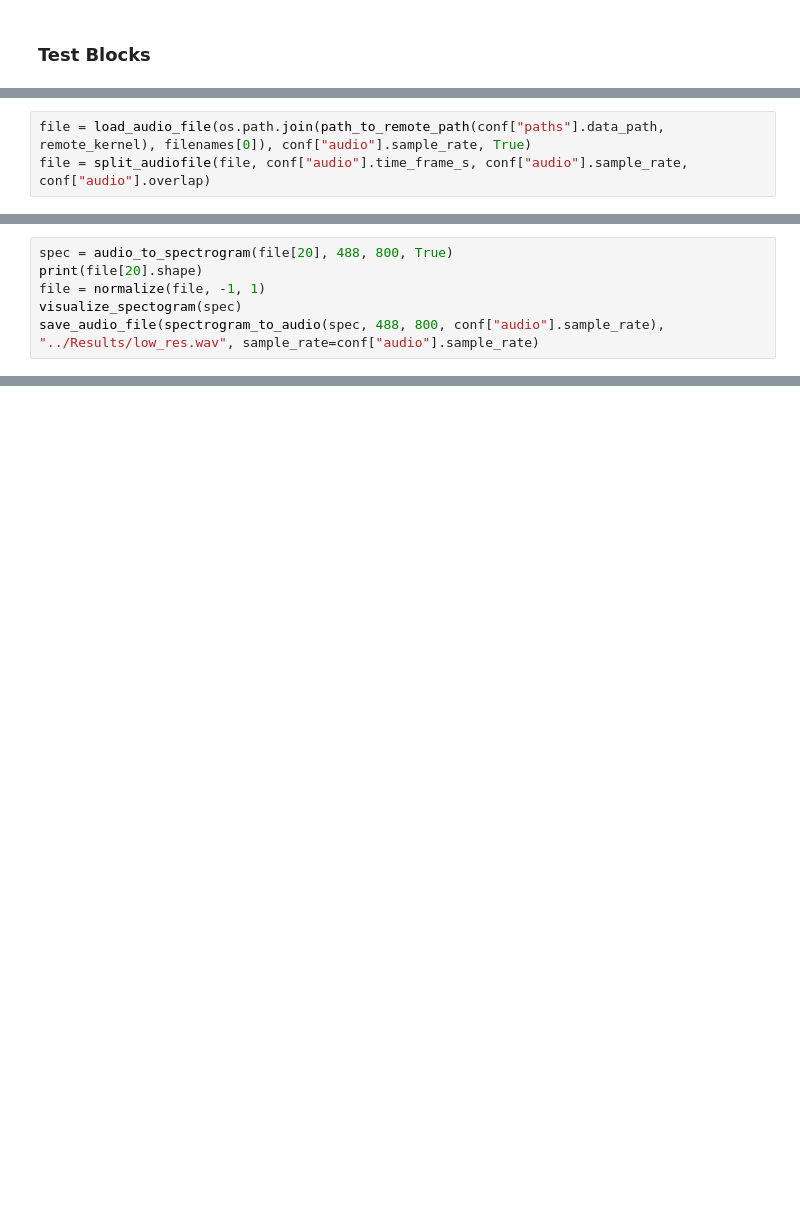
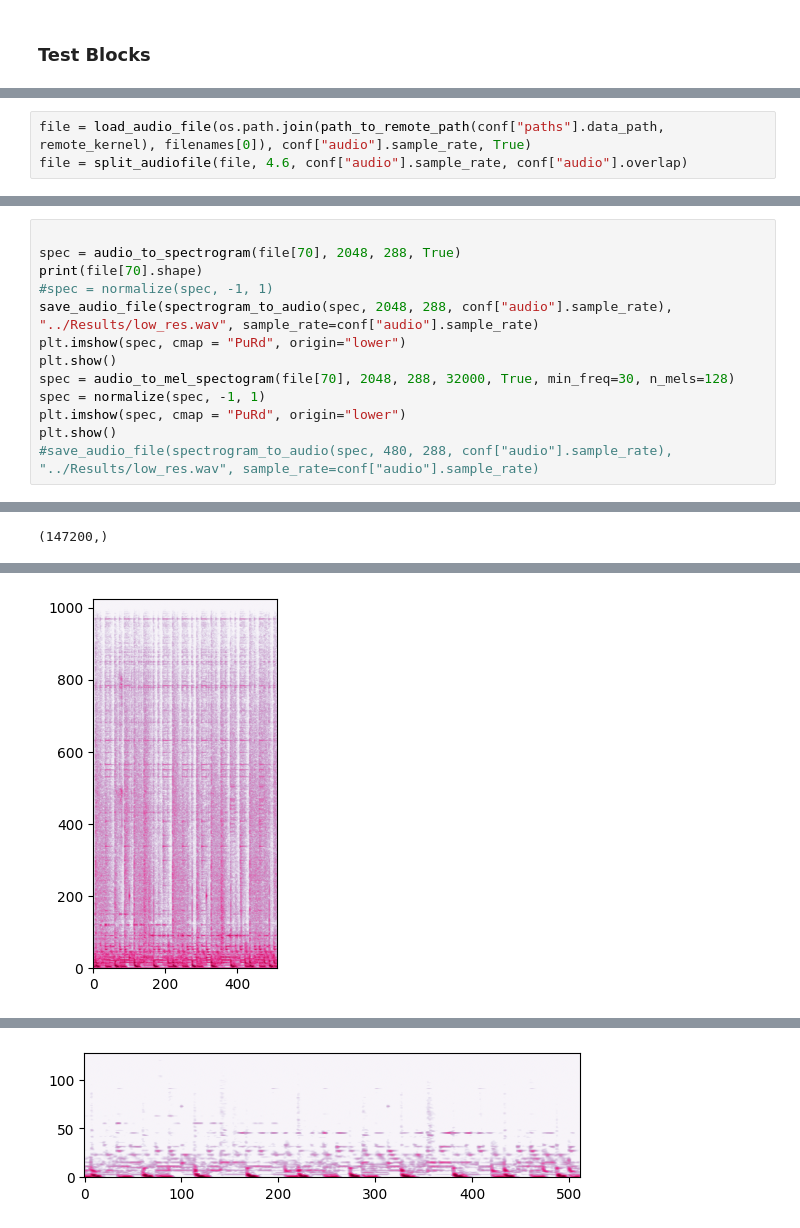
Before and after one commit to FinianLandes/MA_Diffusion, a Jupyter notebook: MainScripts/Preprocessing.ipynb, the cells around one changed output, grey strips where cells are left out. Cells and saved outputs as stored; diff of their text form; blank space fills up the shorter version.

Commit message:
Working network, before Mel spect

```diff
--- a/MainScripts/Preprocessing.ipynb
+++ b/MainScripts/Preprocessing.ipynb
@@ -77,5 +87,5 @@ print(np.min(file[235]), np.max(file[134]))
 -1.0 1.0
 # %%
 file = load_audio_file(os.path.join(path_to_remote_path(conf["paths"].data_path, remote_kernel), filenames[0]), conf["audio"].sample_rate, True)
-file = split_audiofile(file, conf["audio"].time_frame_s, conf["audio"].sample_rate, conf["audio"].overlap)
+file = split_audiofile(file, 4.6, conf["audio"].sample_rate, conf["audio"].overlap)
 # %% [output]
@@ -84,6 +93,0 @@ file = split_audiofile(file, conf["audio"].time_frame_s, conf["audio"].sample_ra
-# %%
-spec = audio_to_spectrogram(file[20], 488, 800, True)
-print(file[20].shape)
-file = normalize(file, -1, 1)
-visualize_spectogram(spec)
-save_audio_file(spectrogram_to_audio(spec, 488, 800, conf["audio"].sample_rate), "../Results/low_res.wav", sample_rate=conf["audio"].sample_rate)
@@ -100,0 +94,14 @@ save_audio_file(spectrogram_to_audio(spec, 488, 800, conf["audio"].sample_rate),
+# %%
+
+spec = audio_to_spectrogram(file[70], 2048, 288, True)
+print(file[70].shape)
+#spec = normalize(spec, -1, 1)
+save_audio_file(spectrogram_to_audio(spec, 2048, 288, conf["audio"].sample_rate), "../Results/low_res.wav", sample_rate=conf["audio"].sample_rate)
+plt.imshow(spec, cmap = "PuRd", origin="lower")
+plt.show()
+spec = audio_to_mel_spectogram(file[70], 2048, 288, 32000, True, min_freq=30, n_mels=128)
+spec = normalize(spec, -1, 1)
+plt.imshow(spec, cmap = "PuRd", origin="lower")
+plt.show()
+#save_audio_file(spectrogram_to_audio(spec, 480, 288, conf["audio"].sample_rate), "../Results/low_res.wav", sample_rate=conf["audio"].sample_rate)
+# %% [output]
@@ -100,0 +111 @@ save_audio_file(spectrogram_to_audio(spec, 488, 800, conf["audio"].sample_rate),
+(147200,)
@@ -100,0 +116 @@ save_audio_file(spectrogram_to_audio(spec, 488, 800, conf["audio"].sample_rate),
+[figure, added]
@@ -100,0 +120 @@ save_audio_file(spectrogram_to_audio(spec, 488, 800, conf["audio"].sample_rate),
+[figure, added]
```
Also changed, not shown: parts of 7 cells of this notebook, 5 other files.
